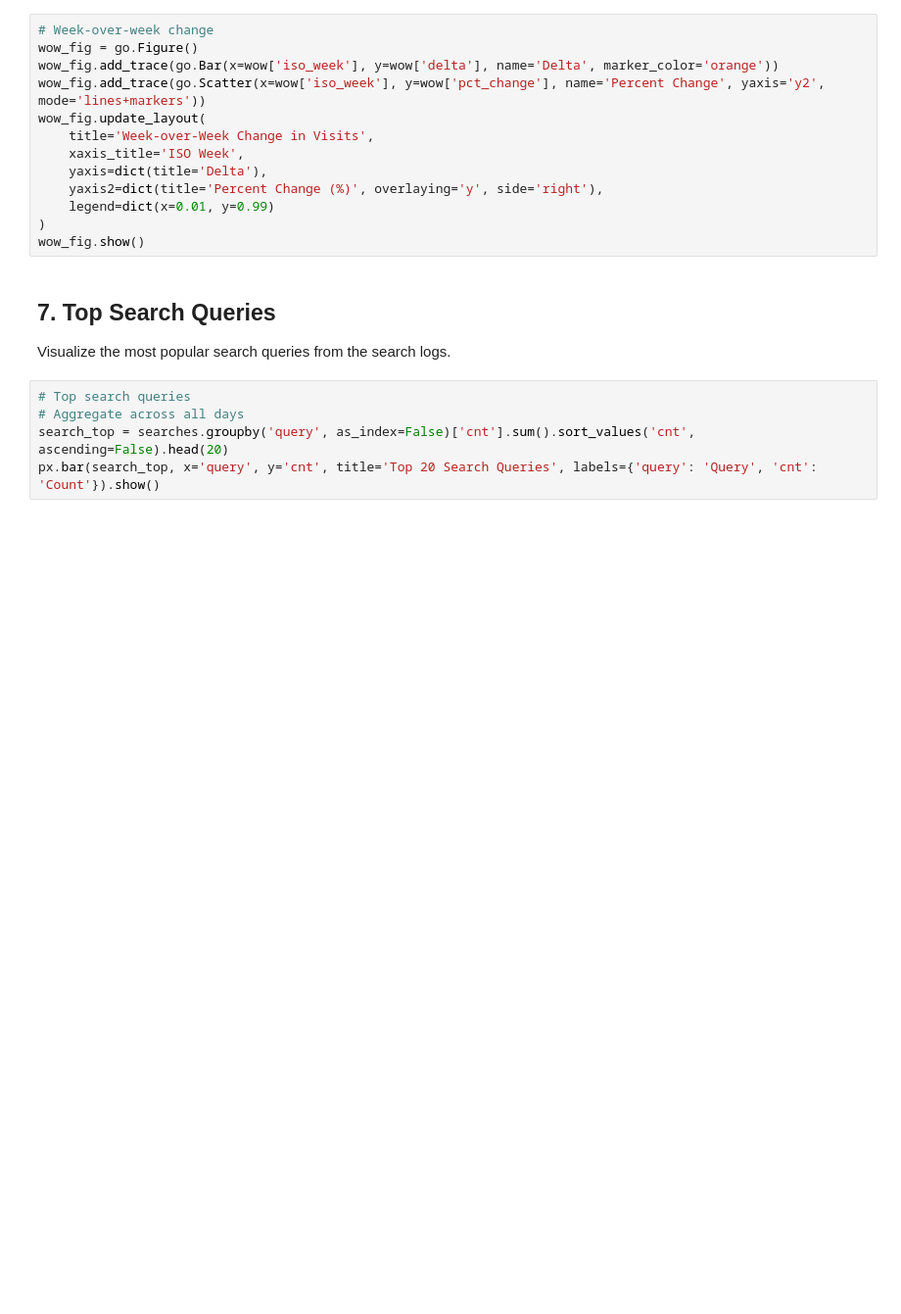
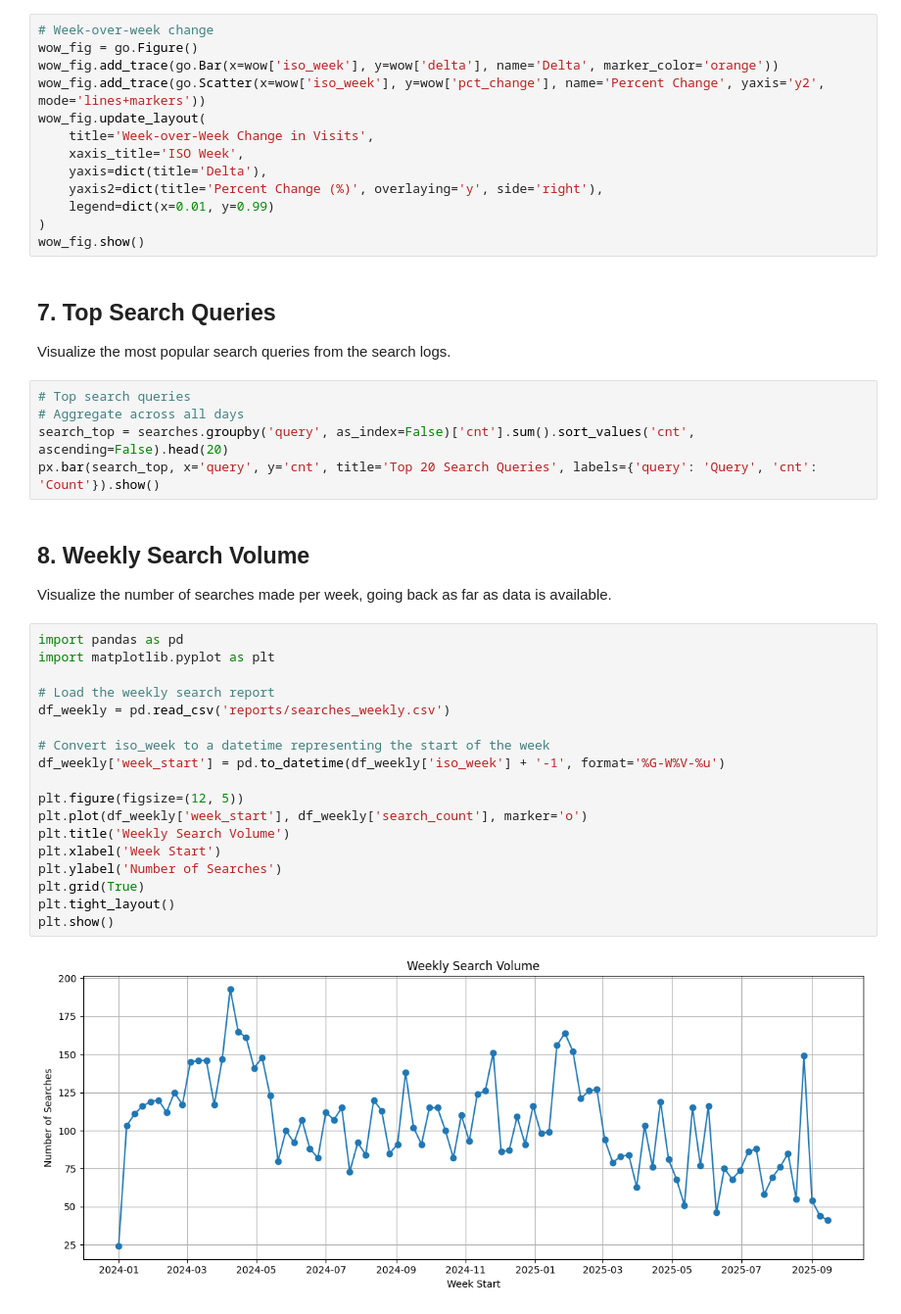
Before and after one commit to kevinmcaleer/ducklake, a Jupyter notebook: ducklake_dashboard.ipynb, the cells around one changed output. Shown: that part at 98% size. Saved outputs shown, nothing was run; the diff lists cells and outputs as text; blank space fills up the shorter version.

```diff
--- a/ducklake_dashboard.ipynb
+++ b/ducklake_dashboard.ipynb
@@ -83,3 +83,26 @@ Visualize the most popular search queries from the search logs.
 # Aggregate across all days
 search_top = searches.groupby('query', as_index=False)['cnt'].sum().sort_values('cnt', ascending=False).head(20)
 px.bar(search_top, x='query', y='cnt', title='Top 20 Search Queries', labels={'query': 'Query', 'cnt': 'Count'}).show()
+# %% [markdown]
+## 8. Weekly Search Volume
+Visualize the number of searches made per week, going back as far as data is available.
+# %%
+import pandas as pd
+import matplotlib.pyplot as plt
+
+# Load the weekly search report
+df_weekly = pd.read_csv('reports/searches_weekly.csv')
+
+# Convert iso_week to a datetime representing the start of the week
+df_weekly['week_start'] = pd.to_datetime(df_weekly['iso_week'] + '-1', format='%G-W%V-%u')
+
+plt.figure(figsize=(12, 5))
+plt.plot(df_weekly['week_start'], df_weekly['search_count'], marker='o')
+plt.title('Weekly Search Volume')
+plt.xlabel('Week Start')
+plt.ylabel('Number of Searches')
+plt.grid(True)
+plt.tight_layout()
+plt.show()
+# %% [output]
+[figure, added]
```
Also changed, not shown: parts of 1 cell of this notebook, 12 other files.
